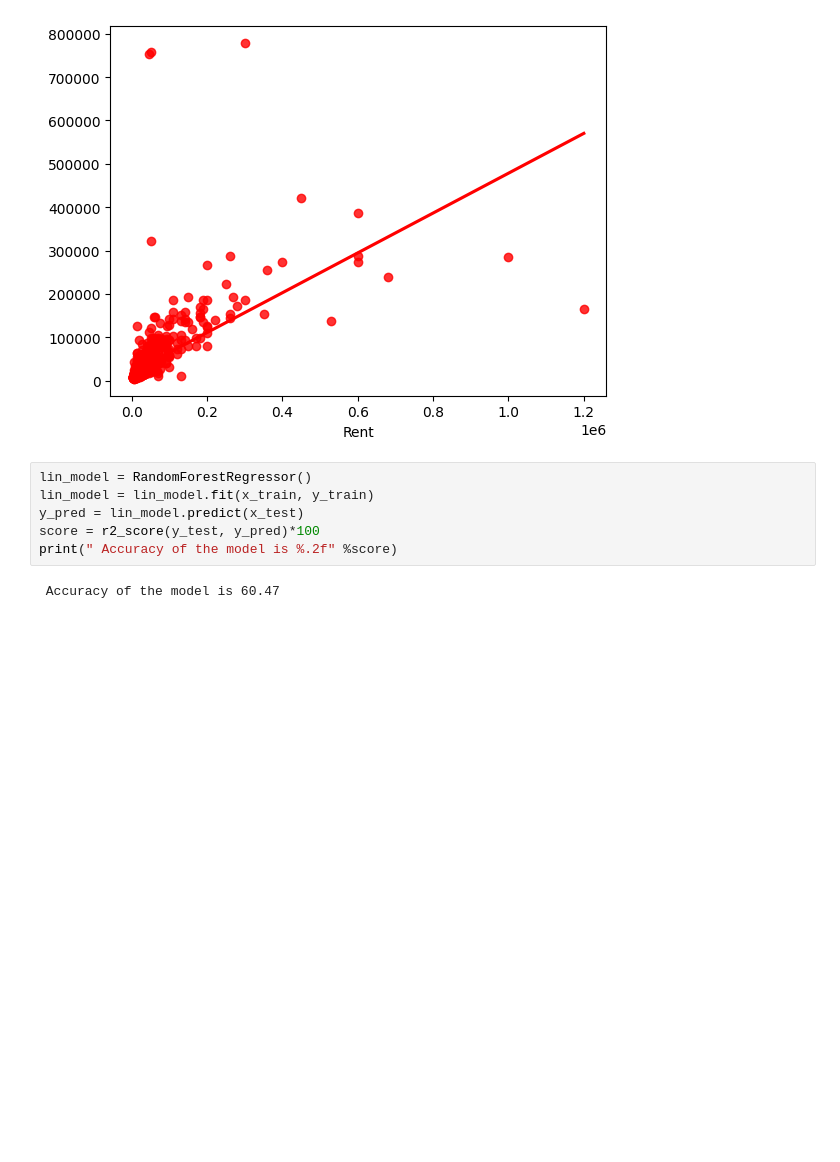
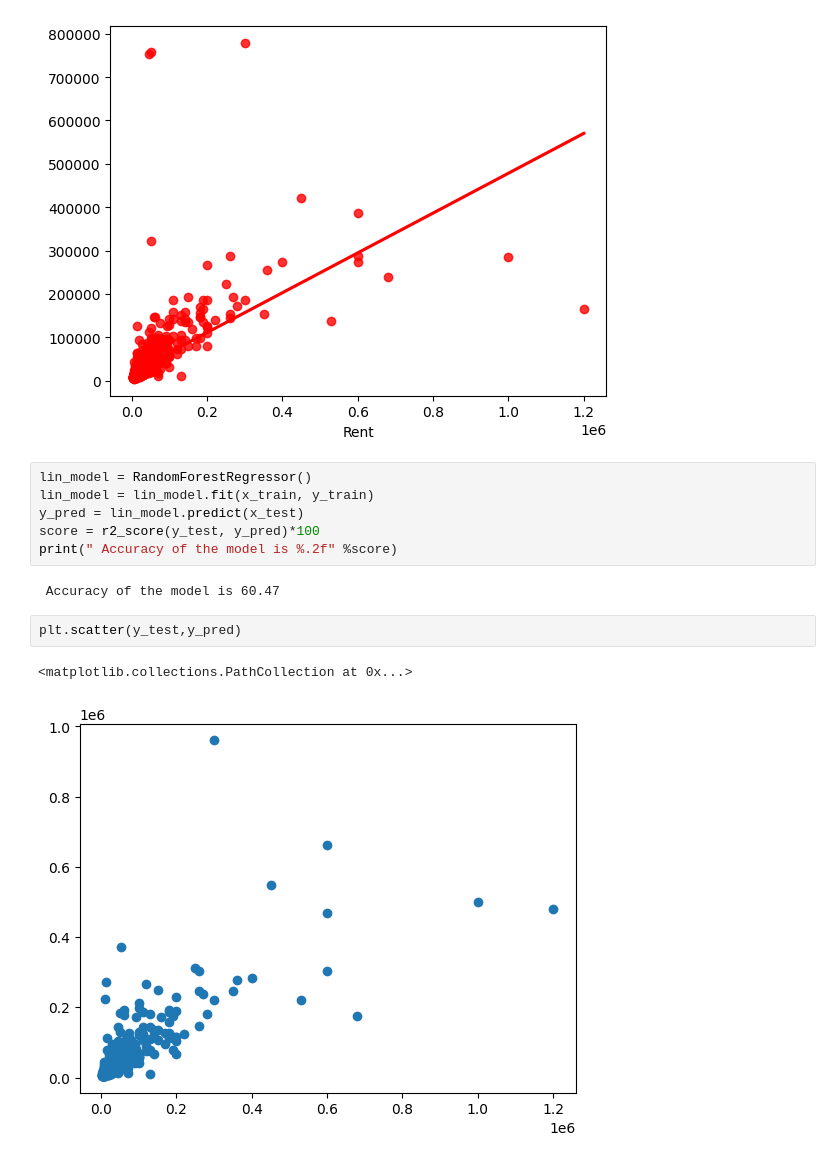
Before and after one commit to sharmi-jes/house_price_prediction, a Jupyter notebook: notebooks/EDA.ipynb, the cells around one changed output. Drawn from its saved outputs; the diff is of its cells as text; blank space fills up the shorter version.

```diff
--- a/notebooks/EDA.ipynb
+++ b/notebooks/EDA.ipynb
@@ -653,3 +653,8 @@ score = r2_score(y_test, y_pred)*100
 print(" Accuracy of the model is %.2f" %score)
 # %% [output]
  Accuracy of the model is 60.47
+# %%
+plt.scatter(y_test,y_pred)
+# %% [output]
+<matplotlib.collections.PathCollection at 0x...>
+[figure, added]
```
Also changed, not shown: parts of 1 cell of this notebook, 15 other files.
